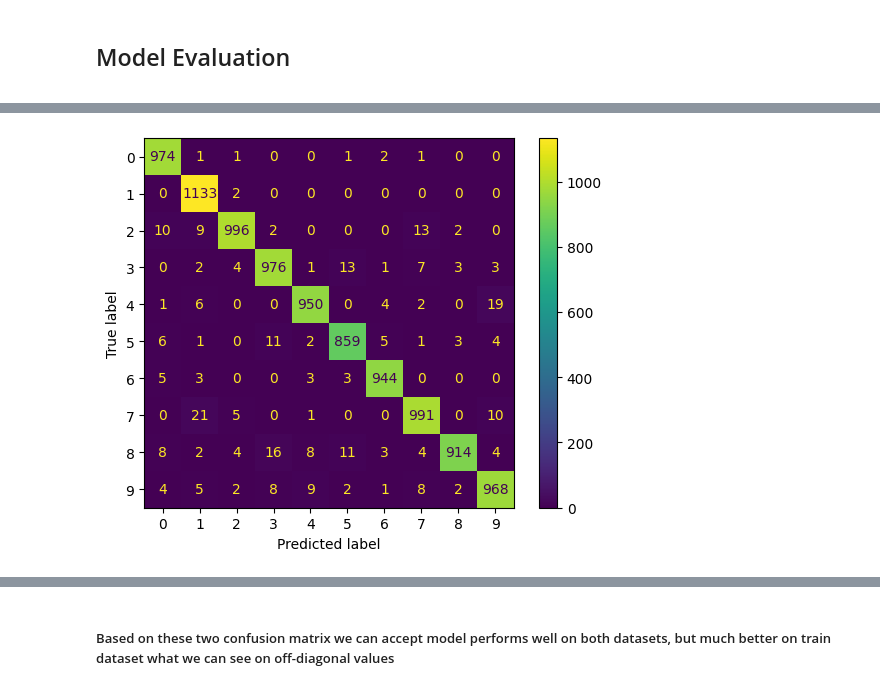
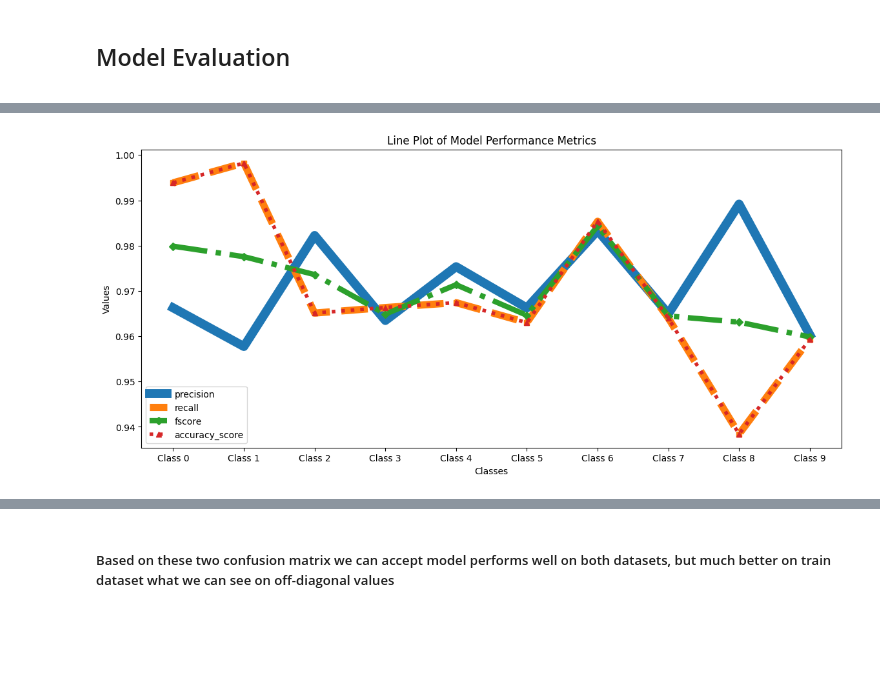
Before and after one commit to Ozu-bezariusu/hillel_ml, a Jupyter notebook: homework_4/knn_classifier.ipynb, the cells around one changed output, grey strips where cells are left out. Drawn from its saved outputs; the diff is of its cells as text; code cells hidden in the pictures; blank space fills up the shorter version.

```diff
--- a/homework_4/knn_classifier.ipynb
+++ b/homework_4/knn_classifier.ipynb
@@ -94,8 +94,8 @@ Requirement already satisfied: threadpoolctl>=2.0.0 in /opt/miniconda3/envs/hill
 from sklearn.neighbors import KNeighborsClassifier as kNNClassifier
 # %%
 # Init model
-algorithm = 'brute'
-metric = 'euclidean'
-k = 3
 
-model = kNNClassifier(n_neighbors = k, algorithm = algorithm, metric = metric)
+def init_model(algorithm="brute", metric="euclidean", k=3) -> kNNClassifier:
+      model = kNNClassifier(n_neighbors = k, algorithm = algorithm, metric = metric)
+
+      return model
@@ -131,7 +133,19 @@ test dataset accuracy is: 0.9705
 # Evaluation
 from sklearn.metrics import precision_recall_fscore_support, accuracy_score, confusion_matrix, ConfusionMatrixDisplay
 # %%
-eucl_precision, eucl_recall, eucl_fscore, _ = precision_recall_fscore_support(y_test, y_test_pred)
-labels = np.sort(np.unique(y_test))
-conf_mtrx = confusion_matrix(y_test, y_test_pred, labels=labels)
-eucl_accuracy_score = conf_mtrx.diagonal()/conf_mtrx.sum(axis=1)
+def assess_model(original: np.ndarray, predicted: np.ndarray) -> dict:
+    precision, recall, fscore, _ = precision_recall_fscore_support(original, predicted)
+    labels = np.sort(np.unique(original))
+    conf_mtrx = confusion_matrix(original, predicted, labels=labels)
+    accuracy_score = conf_mtrx.diagonal()/conf_mtrx.sum(axis=1)
+
+    metrics = {
+        "precision": precision,
+        "recall": recall,
+        "fscore": fscore,
+        "accuracy_score": accuracy_score
+    }
+
+    return metrics
+# %%
+eucl_perf_metrics = assess_model(original=y_test, predicted=y_test_pred)
@@ -179,7 +187,12 @@ plt.show()
+# %%
+metrics_line_plot(eucl_perf_metrics, 'Line Plot of Model Performance Metrics')
+# %% [output]
+[figure, added]
 # %%
 # Plot confusion matrix
-cm_plot = ConfusionMatrixDisplay(confusion_matrix = conf_mtrx, display_labels = labels)
-cm_plot.plot()
-plt.show()
+def plot_conf_mtrx(original, predicted):
+    labels = np.sort(np.unique(original))
+    conf_mtrx = confusion_matrix(original, predicted, labels=labels)
+    cm_plot = ConfusionMatrixDisplay(confusion_matrix = conf_mtrx, display_labels = labels)
+    cm_plot.plot()
+    plt.show()
-# %% [output]
-[figure, removed]
```
Also changed, not shown: parts of 16 cells of this notebook.
